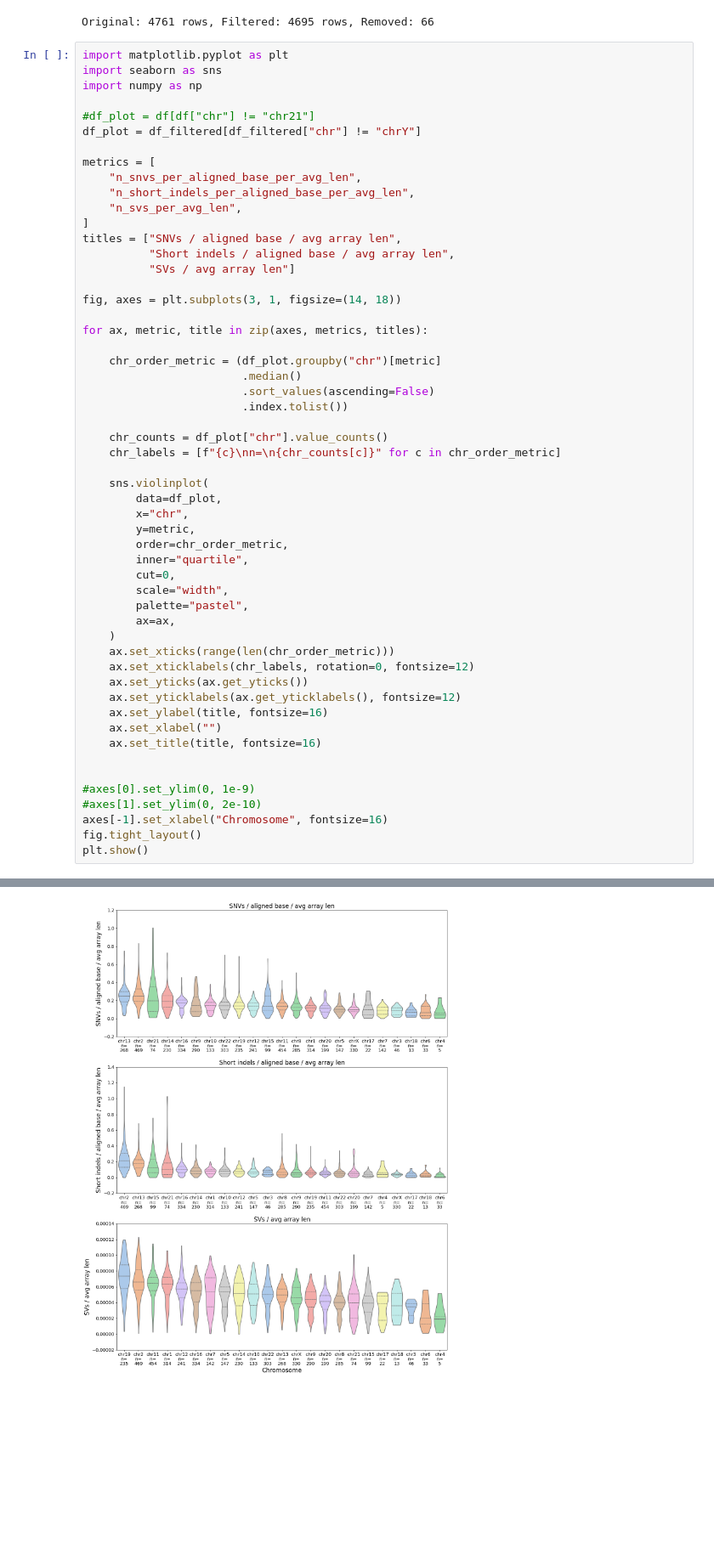
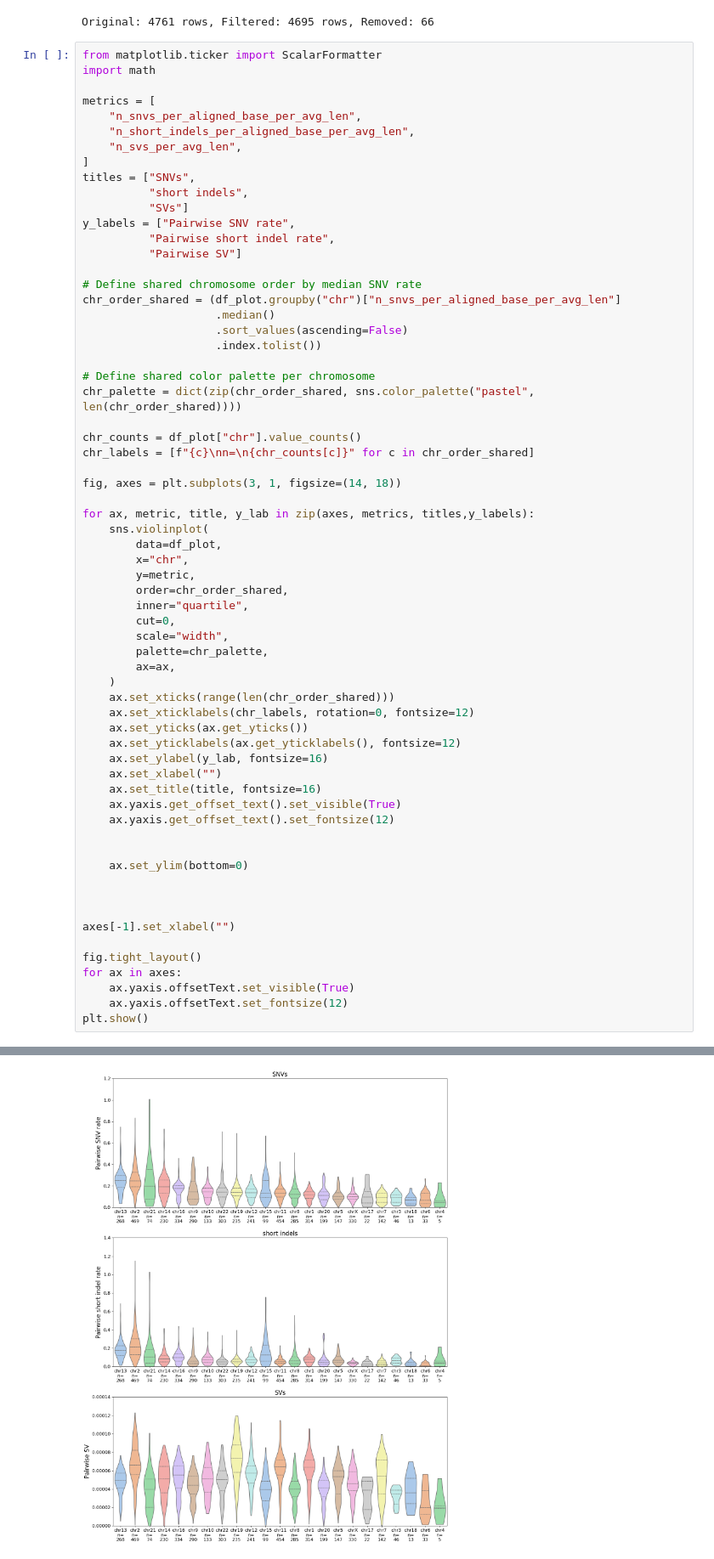
Before and after one commit to miramastoras/centrolign_analysis, a Jupyter notebook: analysis_notes/release2_QC_v2/notebooks/global_mutation_rates.ipynb, the cells around one changed output, grey strips where cells are left out. Shown at 85% size. Cells and saved outputs as stored; diff of their text form; blank space fills up the shorter version.

```diff
--- a/analysis_notes/release2_QC_v2/notebooks/global_mutation_rates.ipynb
+++ b/analysis_notes/release2_QC_v2/notebooks/global_mutation_rates.ipynb
@@ -402,78 +411,88 @@ print(f"Original: {len(df)} rows, Filtered: {len(df_filtered)} rows, Removed: {l
 # %% [output]
 Original: 4761 rows, Filtered: 4695 rows, Removed: 66
 # %%
-import matplotlib.pyplot as plt
-import seaborn as sns
-import numpy as np
-
-#df_plot = df[df["chr"] != "chr21"]
-df_plot = df_filtered[df_filtered["chr"] != "chrY"]
+from matplotlib.ticker import ScalarFormatter
+import math
 
 metrics = [
     "n_snvs_per_aligned_base_per_avg_len",
     "n_short_indels_per_aligned_base_per_avg_len",
     "n_svs_per_avg_len",
 ]
-titles = ["SNVs / aligned base / avg array len",
-          "Short indels / aligned base / avg array len",
-          "SVs / avg array len"]
+titles = ["SNVs",
+          "short indels",
+          "SVs"]
+y_labels = ["Pairwise SNV rate",
+          "Pairwise short indel rate",
+          "Pairwise SV"]
+
+# Define shared chromosome order by median SNV rate
+chr_order_shared = (df_plot.groupby("chr")["n_snvs_per_aligned_base_per_avg_len"]
+                    .median()
+                    .sort_values(ascending=False)
+                    .index.tolist())
+
+# Define shared color palette per chromosome
+chr_palette = dict(zip(chr_order_shared, sns.color_palette("pastel", len(chr_order_shared))))
+
+chr_counts = df_plot["chr"].value_counts()
+chr_labels = [f"{c}\nn=\n{chr_counts[c]}" for c in chr_order_shared]
 
 fig, axes = plt.subplots(3, 1, figsize=(14, 18))
 
-for ax, metric, title in zip(axes, metrics, titles):
-
-    chr_order_metric = (df_plot.groupby("chr")[metric]
-                        .median()
-                        .sort_values(ascending=False)
-                        .index.tolist())
-
-    chr_counts = df_plot["chr"].value_counts()
-    chr_labels = [f"{c}\nn=\n{chr_counts[c]}" for c in chr_order_metric]
-
+for ax, metric, title, y_lab in zip(axes, metrics, titles,y_labels):
     sns.violinplot(
         data=df_plot,
         x="chr",
         y=metric,
-        order=chr_order_metric,
+        order=chr_order_shared,
         inner="quartile",
         cut=0,
         scale="width",
-        palette="pastel",
+        palette=chr_palette,
         ax=ax,
     )
-    ax.set_xticks(range(len(chr_order_metric)))
+    ax.set_xticks(range(len(chr_order_shared)))
     ax.set_xticklabels(chr_labels, rotation=0, fontsize=12)
     ax.set_yticks(ax.get_yticks())
     ax.set_yticklabels(ax.get_yticklabels(), fontsize=12)
-    ax.set_ylabel(title, fontsize=16)
+    ax.set_ylabel(y_lab, fontsize=16)
     ax.set_xlabel("")
     ax.set_title(title, fontsize=16)
+    ax.yaxis.get_offset_text().set_visible(True)
+    ax.yaxis.get_offset_text().set_fontsize(12)
 
 
-#axes[0].set_ylim(0, 1e-9)
-#axes[1].set_ylim(0, 2e-10)
-axes[-1].set_xlabel("Chromosome", fontsize=16)
+    ax.set_ylim(bottom=0)
+
+
+
+axes[-1].set_xlabel("")
+
 fig.tight_layout()
+for ax in axes:
+    ax.yaxis.offsetText.set_visible(True)
+    ax.yaxis.offsetText.set_fontsize(12)
 plt.show()
 # %% [output]
 Passing `palette` without assigning `hue` is deprecated and will be removed in v0.14.0. Assign the `x` variable to `hue` and set `legend=False` for the same effect.
 
   sns.violinplot(
 
 The `scale` parameter has been renamed and will be removed in v0.15.0. Pass `density_norm='width'` for the same effect.
   sns.violinplot(
 
 Passing `palette` without assigning `hue` is deprecated and will be removed in v0.14.0. Assign the `x` variable to `hue` and set `legend=False` for the same effect.
 
   sns.violinplot(
 
 The `scale` parameter has been renamed and will be removed in v0.15.0. Pass `density_norm='width'` for the same effect.
   sns.violinplot(
 
 Passing `palette` without assigning `hue` is deprecated and will be removed in v0.14.0. Assign the `x` variable to `hue` and set `legend=False` for the same effect.
 
   sns.violinplot(
 
 The `scale` parameter has been renamed and will be removed in v0.15.0. Pass `density_norm='width'` for the same effect.
   sns.violinplot(
-[figure, old version]
+[figure, new version]
```
Also changed, not shown: parts of 11 cells of this notebook, 4 other files.
